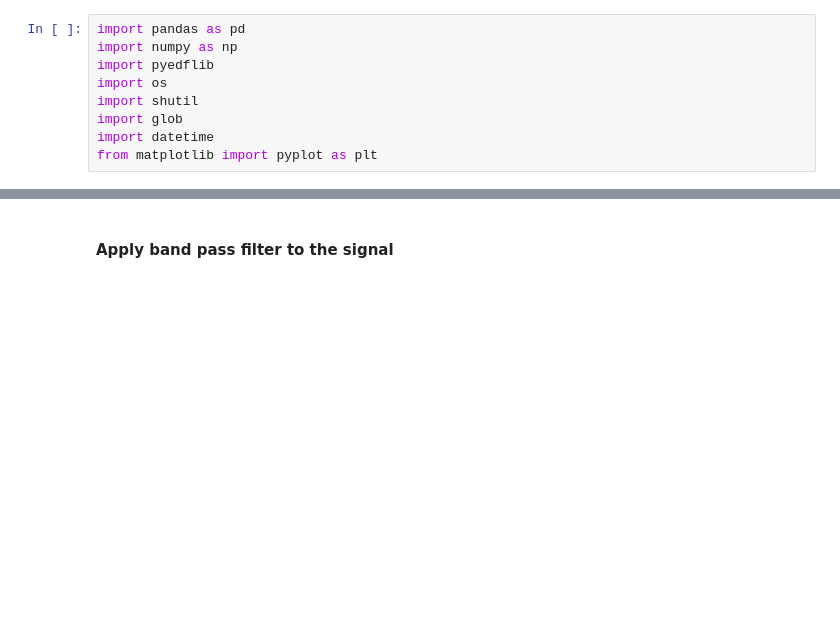
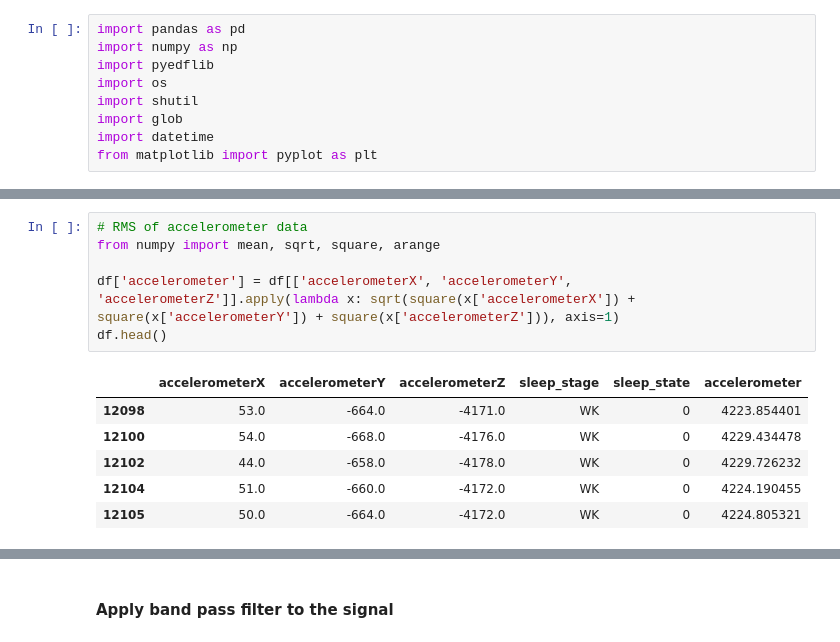
Before and after one commit to lucky-verma/Sleep-Awake-Classifiation-using-PPG, a Jupyter notebook: rough.ipynb, the cells around one changed output, grey strips where cells are left out. Drawn from its saved outputs; the diff is of its cells as text; blank space fills up the shorter version.

```diff
--- a/rough.ipynb
+++ b/rough.ipynb
@@ -39,3 +40,16 @@ df.head()
+# %%
+# RMS of accelerometer data
+from numpy import mean, sqrt, square, arange
+
+df['accelerometer'] = df[['accelerometerX',	'accelerometerY', 'accelerometerZ']].apply(lambda x: sqrt(square(x['accelerometerX']) + square(x['accelerometerY']) + square(x['accelerometerZ'])), axis=1)
+df.head()
+# %% [output]
+|  | accelerometerX | accelerometerY | accelerometerZ | sleep_stage | sleep_state | accelerometer |
+| 12098 | 53.0 | -664.0 | -4171.0 | WK | 0 | 4223.854401 |
+| 12100 | 54.0 | -668.0 | -4176.0 | WK | 0 | 4229.434478 |
+| 12102 | 44.0 | -658.0 | -4178.0 | WK | 0 | 4229.726232 |
+| 12104 | 51.0 | -660.0 | -4172.0 | WK | 0 | 4224.190455 |
+| 12105 | 50.0 | -664.0 | -4172.0 | WK | 0 | 4224.805321 |
 # %%
 df['sleep_stage'].value_counts(), df['sleep_state'].value_counts()
 # %% [output]
```
Also changed, not shown: parts of 10 cells of this notebook, 18 other files.
